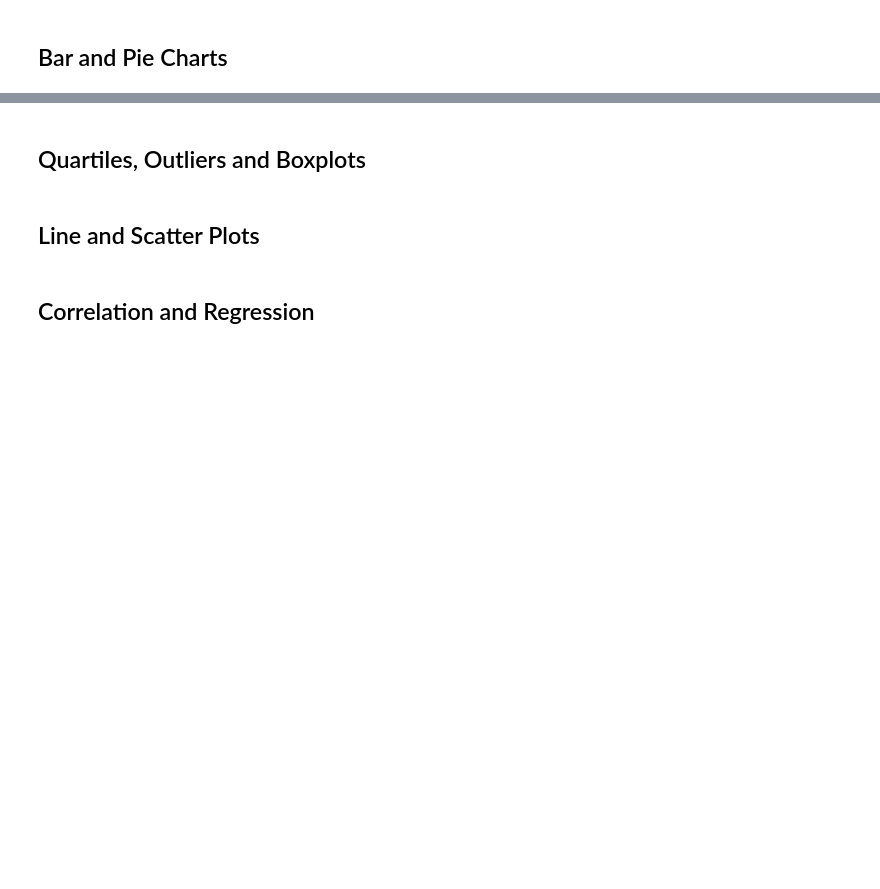
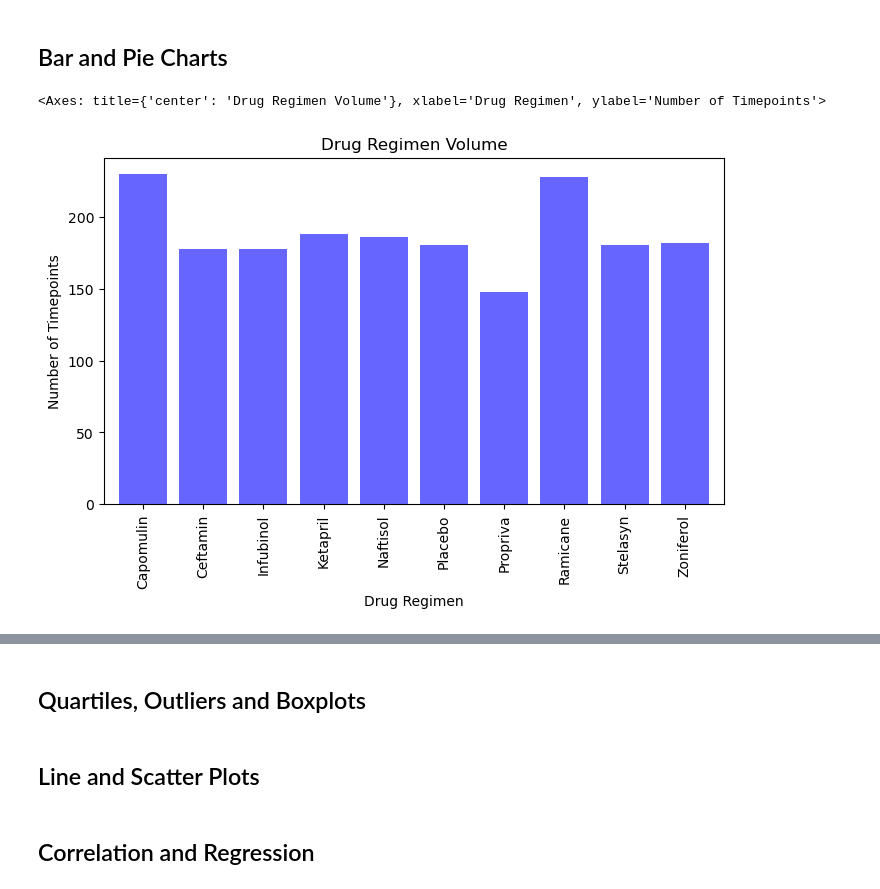
Before and after one commit to lathamlm/matplotlib-challenge, a Jupyter notebook: pymaceuticals_starter.ipynb, the cells around one changed output, grey strips where cells are left out. Cells and saved outputs as stored; diff of their text form; code cells hidden in the pictures; blank space fills up the shorter version.

Commit message:
completed through bar/pie graphs

```diff
--- a/pymaceuticals_starter.ipynb
+++ b/pymaceuticals_starter.ipynb
@@ -103,7 +103,7 @@ Duplicate_ID_list
 | 920 | g989 | Propriva | Female | 21 | 26 | 35 | 62.570880 | ... |
 # %%
 # Create a clean DataFrame by dropping the duplicate mouse by its ID.
-clean_mouse_study = OG_combined.loc[(OG_combined["Mouse ID"] != duplicate[0]), :]
+clean_mouse_study = pd.DataFrame(OG_combined.loc[(OG_combined["Mouse ID"] != duplicate[0]), :])
 clean_mouse_study
 # %% [output]
 |  | Mouse ID | Drug Regimen | Sex | Age_months | Weight (g) | Timepoint | Tumor Volume (mm3) | ... |
@@ -142,3 +185,9 @@ clean_list
 ## Bar and Pie Charts
 # %%
 # Generate a bar plot showing the total number of rows (Mouse ID/Timepoints) for each drug regimen using Pandas.
+bar_count = clean_mouse_study.groupby("Drug Regimen")["Timepoint"].count()
+bar_count.plot(kind="bar", figsize=(8,4.5), title="Drug Regimen Volume", xlabel="Drug Regimen", ylabel="Number of Timepoints",
+            align="center", color="b", alpha=0.6, width=0.8, xlim=(-0.7, len(x_axis)-0.3))
+# %% [output]
+<Axes: title={'center': 'Drug Regimen Volume'}, xlabel='Drug Regimen', ylabel='Number of Timepoints'>
+[figure, added]
```
Also changed, not shown: parts of 10 cells of this notebook.
